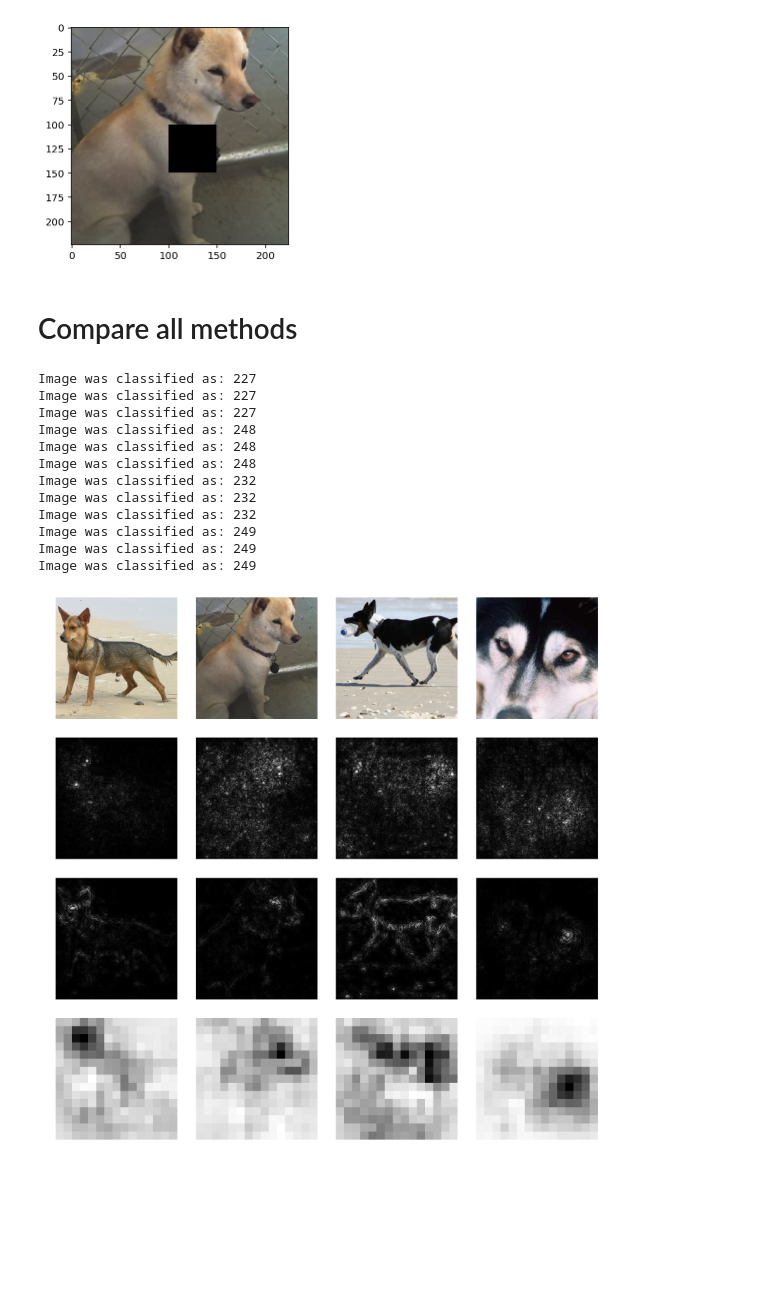
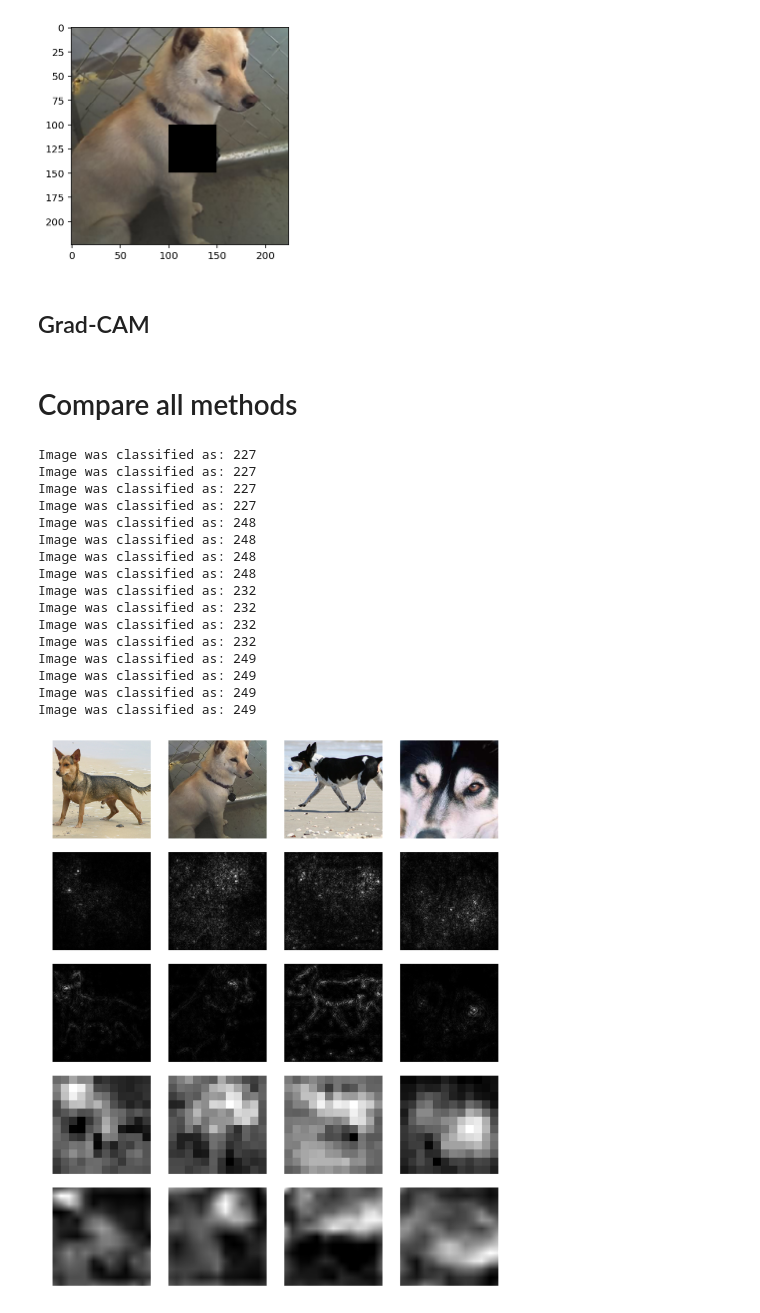
Before and after one commit to jrieke/cnn-interpretability, a Jupyter notebook: interpretation-photos.ipynb, the cells around one changed output. Cells and saved outputs as stored; diff of their text form; code cells hidden in the pictures; blank space fills up the shorter version.

```diff
--- a/interpretation-photos.ipynb
+++ b/interpretation-photos.ipynb
@@ -76,7 +83,7 @@ plt.imshow(get_sample(0)[0])
 # To get the same results as in pytorch-cnn-visualizations (https://github.com/utkuozbulak/pytorch-cnn-visualizations),
 # set a fixed target class and do `postprocess=None`.
 
-def sensitivity_analysis(model, image_tensor, target_class=None, postprocess='abs'):
+def backprop(model, image_tensor, target_class=None, postprocess='abs'):
     # image_tensor can be a pytorch tensor or anything that can be converted to a pytorch tensor (e.g. numpy, list)
 
     image_tensor = torch.Tensor(image_tensor)  # convert numpy or list to tensor
@@ -105,13 +112,3 @@ def sensitivity_analysis(model, image_tensor, target_class=None, postprocess='ab
         return relevance_map
     else:
         raise ValueError()
-
-def taylor_decomposition(model, image_tensor, target_class=None):
-    relevance_map = sensitivity_analysis(model, image_tensor, target_class=target_class)
-
-    try:
-        image_tensor = image_tensor.numpy()  # if it's a pytorch tensor
-    except AttributeError:
-        image_tensor = np.asarray(image_tensor)  # if it's a list or anything else
-
-    return relevance_map * image_tensor.max(axis=0)  # TODO: How to deal with the several color channels of the image?
@@ -205,3 +204,18 @@ plt.imshow(image_occluded)
 # %% [output]
 <matplotlib.image.AxesImage at 0x...>
 [figure]
+# %% [markdown]
+## Grad-CAM
+# %%
+from scipy import ndimage
+
+def resize_image(img, size, interpolation=0):
+    """Resize img to size. Interpolation between 0 and 5."""
+    zoom_factors = np.asarray(size) / np.asarray(img.shape)
+    return sp.ndimage.zoom(img, zoom_factors, order=interpolation)
+# %%
+def all_children(model):
+    children = list(model.children())
+    for child in model.children():
+        children.extend(all_children(child))
+    return children
@@ -208,44 +282,52 @@ plt.imshow(image_occluded)
 # %% [markdown]
 # Compare all methods
 # %%
-fig, axes = plt.subplots(4, 4, figsize=(15, 15))
+fig, axes = plt.subplots(5, 4, figsize=(15, 18))
 
 offset = 0  # which image in the dataset to start with
 
 for i, vertical_axes in enumerate(axes.T):
     image, image_tensor, class_index = get_sample(i+offset)
 
     plt.sca(vertical_axes[0])
     plt.axis('off')
     plt.imshow(image)
 
     plt.sca(vertical_axes[1])
     plt.axis('off')
-    plt.imshow(sensitivity_analysis(model, image_tensor, postprocess='abs').max(0), cmap='Greys_r')
+    plt.imshow(backprop(model, image_tensor, postprocess='abs').max(0), cmap='gray')
 
     plt.sca(vertical_axes[2])
     plt.axis('off')
-    plt.imshow(guided_backprop(model, image_tensor, postprocess='abs').max(0), cmap='Greys_r')
+    plt.imshow(guided_backprop(model, image_tensor, postprocess='abs').max(0), cmap='gray')
 
     plt.sca(vertical_axes[3])
     plt.axis('off')
-    plt.imshow(occlusion(model, image_tensor, size=50, stride=15), cmap='Greys_r')
+    plt.imshow(occlusion(model, image_tensor, size=50, stride=20), cmap='Greys')
+
+    plt.sca(vertical_axes[4])
+    plt.axis('off')
+    plt.imshow(grad_cam(model, image_tensor, resize=True, interpolation=1), cmap='gray')
 
 plt.tight_layout()
 # %% [output]
+Image was classified as: 227
 Image was classified as: 227
 Image was classified as: 227
 Image was classified as: 227
 Image was classified as: 248
 Image was classified as: 248
 Image was classified as: 248
+Image was classified as: 248
+Image was classified as: 232
 Image was classified as: 232
 Image was classified as: 232
 Image was classified as: 232
 Image was classified as: 249
 Image was classified as: 249
 Image was classified as: 249
+Image was classified as: 249
-[figure, old version]
+[figure, new version]
 # %% [markdown]
 - 1st row: Image
 - 2nd row: Backprop
```
Also changed, not shown: parts of 11 cells of this notebook.
